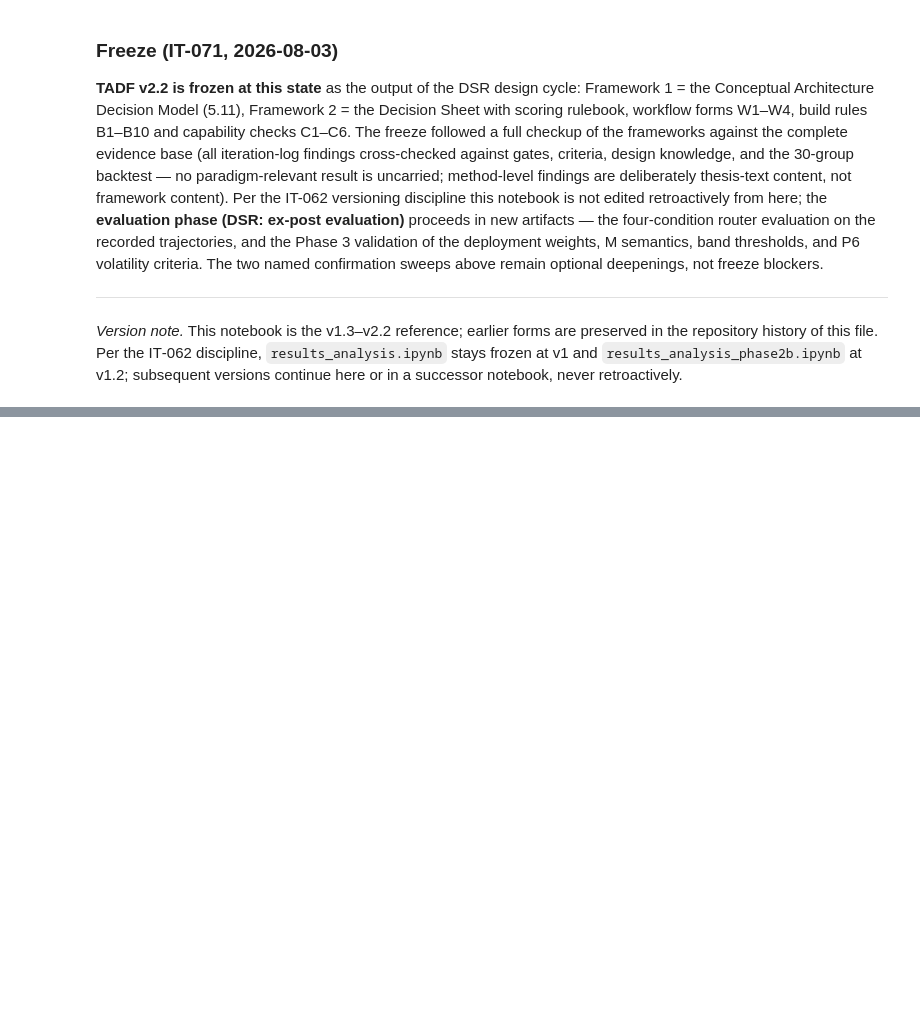
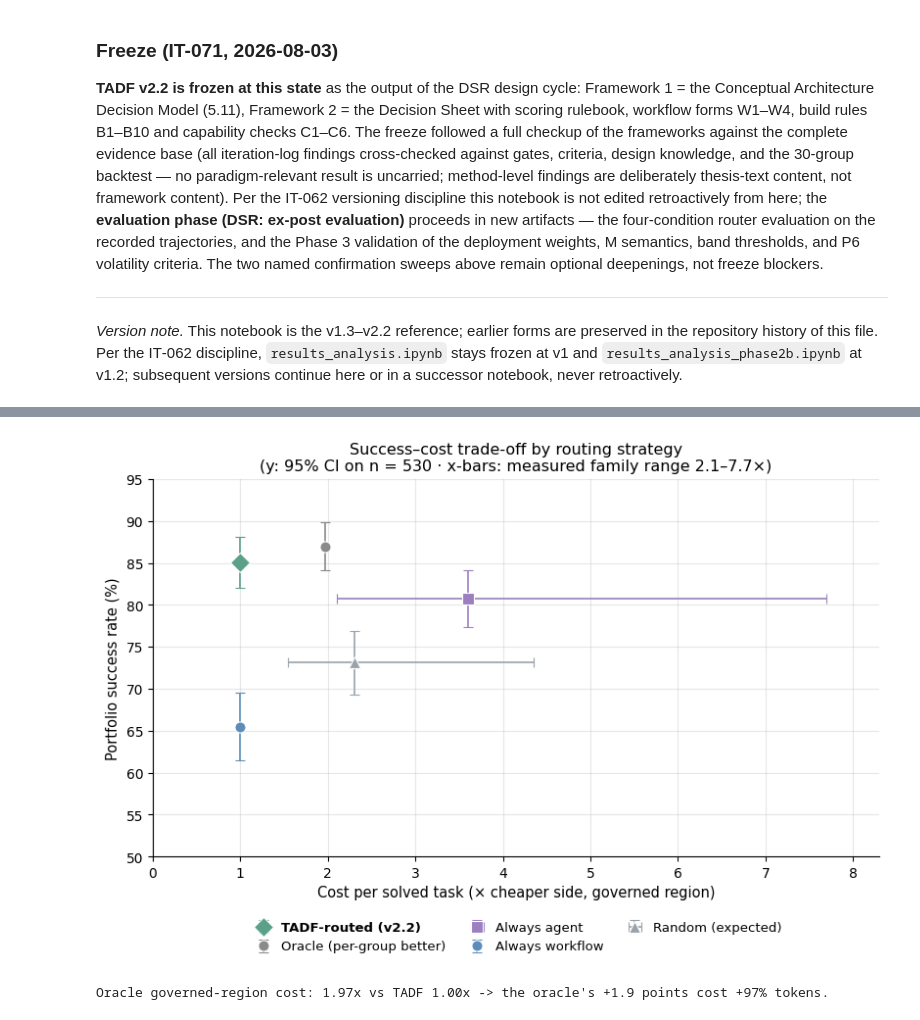
Before and after one commit to SteffenNSM/tadf-research, a Jupyter notebook: notebooks/framework_evolution.ipynb, the cells around one changed output, grey strips where cells are left out. Drawn from its saved outputs; the diff is of its cells as text; code cells hidden in the pictures; blank space fills up the shorter version.

Commit message:
Demonstration, figures, notebook updates

```diff
--- a/notebooks/framework_evolution.ipynb
+++ b/notebooks/framework_evolution.ipynb
@@ -1541,0 +1733,61 @@ Exactly two derived elements remain, each with a named confirmation path: **(a)*
+# %%
+import numpy as np
+import matplotlib.pyplot as plt
+
+CI = {k: 1.96 * np.sqrt((v / N) * (1 - v / N) / N) * 100 for k, v in S.items()}
+gov = [g for g in EVAL_GROUPS if g[4] == "W"]          # governed region (no gate fired)
+n_gov = sum(g[1] for g in gov)
+
+def gov_cost(chooser):
+    """Weighted governed-region cost ratio of a per-group paradigm chooser."""
+    return sum(g[1] * (1.0 if chooser(g) == "W" else AGENT_MEDIAN) for g in gov) / n_gov
+
+X = {
+    "TADF-routed (v2.2)": gov_cost(lambda g: g[4]),                          # 1.0x
+    "Oracle (per-group better)": gov_cost(lambda g: "W" if g[2] >= g[3] else "A"),
+    "Always workflow": 1.0,
+    "Always agent": AGENT_MEDIAN,
+    "Random (expected)": (1.0 + AGENT_MEDIAN) / 2,
+}
+XERR = {"Always agent": ([AGENT_MEDIAN - 2.1], [7.7 - AGENT_MEDIAN]),        # family range
+        "Random (expected)": ([(AGENT_MEDIAN - 2.1) / 2], [(7.7 - AGENT_MEDIAN) / 2])}
+STYLE = {  # marker, color
+    "TADF-routed (v2.2)":        ("D", C_TADF),
+    "Oracle (per-group better)": ("o", "#8a8a8a"),
+    "Always agent":              ("s", C_AG),
+    "Always workflow":           ("o", C_WF),
+    "Random (expected)":         ("^", C_RND),
+}
+
+fig, ax = plt.subplots(figsize=(8.2, 5.9))
+for k, (mk, col) in STYLE.items():
+    xe = XERR.get(k)
+    ax.errorbar(X[k], RATE[k] * 100, yerr=CI[k], xerr=xe, fmt=mk, color=col,
+                markersize=10 if k.startswith("TADF") else 8, capsize=3.5,
+                elinewidth=1.2, markeredgecolor="white", markeredgewidth=0.8,
+                zorder=3, label=k)
+leg = ax.legend(loc="upper center", bbox_to_anchor=(0.5, -0.14), ncol=3,
+                fontsize=9.5, frameon=False, handletextpad=0.4, columnspacing=1.4)
+for t in leg.get_texts():
+    if t.get_text().startswith("TADF"):
+        t.set_fontweight("bold")
+ax.set_xlim(0, 8.3)
+ax.set_ylim(50, 95)
+ax.set_xlabel("Cost per solved task (× cheaper side, governed region)", fontsize=10.5)
+ax.set_ylabel("Portfolio success rate (%)", fontsize=10.5)
+ax.set_title("Success–cost trade-off by routing strategy\n"
+             "(y: 95% CI on n = 530 · x-bars: measured family range 2.1–7.7×)",
+             fontsize=11.5)
+ax.grid(alpha=0.3)
+ax.set_axisbelow(True)
+for sp in ("top", "right"):
+    ax.spines[sp].set_visible(False)
+plt.tight_layout(rect=(0, 0.04, 1, 1))
+plt.show()
+
+print(f"Oracle governed-region cost: {X['Oracle (per-group better)']:.2f}x vs "
+      f"TADF {X['TADF-routed (v2.2)']:.2f}x -> the oracle's +1.9 points cost "
+      f"{X['Oracle (per-group better)'] / X['TADF-routed (v2.2)'] - 1:+.0%} tokens.")
+# %% [output]
+[figure, added]
+Oracle governed-region cost: 1.97x vs TADF 1.00x -> the oracle's +1.9 points cost +97% tokens.
```
Also changed, not shown: parts of 7 cells of this notebook, 24 other files.
